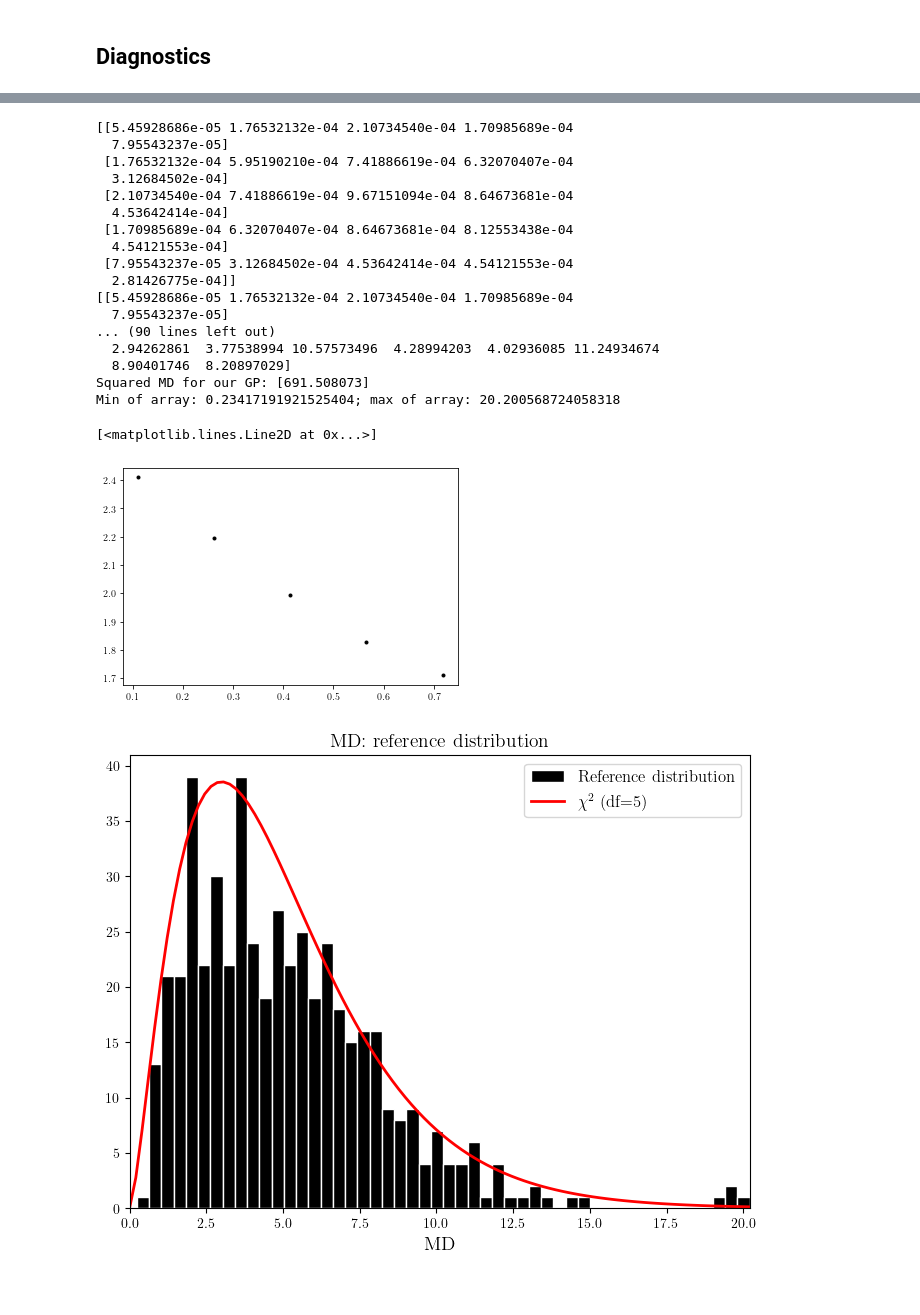
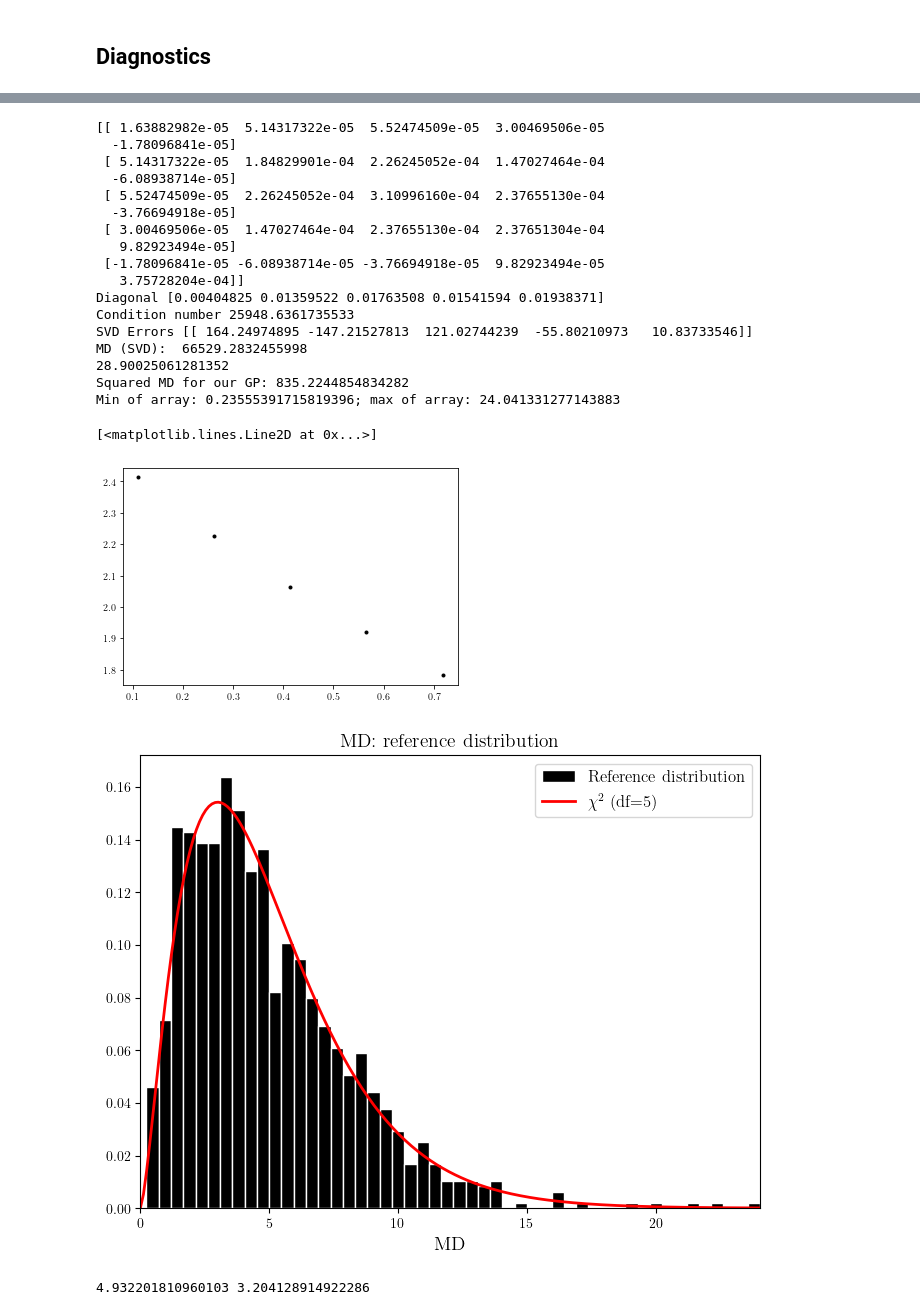
Before and after one commit to asemposki/SAMBA, a Jupyter notebook: model_mixing_gps.ipynb, the cells around one changed output, grey strips where cells are left out. Drawn from its saved outputs; the diff is of its cells as text; code cells hidden in the pictures.

Commit message:
changed training techinques, added training func

```diff
--- a/model_mixing_gps.ipynb
+++ b/model_mixing_gps.ipynb
@@ -43,7 +45,7 @@ Initializing standard Constant * RBF kernel.
 # %% [markdown]
 After loading the GP we wish to get some data from the models and try to emulate between the two. Let's take some data and plot it.
 # %%
-trained = new.training(low, high, error=True)
+trained, uncov = new.training(low, high, error=True)
 gs, datas, sigmas = new.training_set(low, high)
 # %% [output]
 Which error model do you want to use? (uninformative/informative)informative
@@ -247,7 +165,7 @@ def chol_errors(y, mean, chol):
     return scl.solve_triangular(chol, (y - mean).T, lower=True).T
 
 #calculate the MD for each curve and our specific curve
-def mahalanobis(y, mean, inv=None, chol=None):
+def mahalanobis(y, mean, inv=None, chol=None, svd=False):
 
     y = np.atleast_2d(y)
 
@@ -256,22 +174,32 @@ def mahalanobis(y, mean, inv=None, chol=None):
         errs = chol_errors(y, mean, chol)
         return np.linalg.norm(errs, axis=-1)
 
+    #if svd is selected
+    if (svd is True):
+
+        #perform SVD
+        u, s, vh = np.linalg.svd(md_cov)
+        svd_errs = np.sqrt(s)**(-1.0) * u @ (y-mean).T
+        svd_md = np.sum(np.square(svd_errs))
+        print('SVD Errors', svd_errs.T)
+        print('MD (SVD): ', svd_md)
+
     #if inv is selected
     if (chol is None) and (inv is not None):
-        md = np.squeeze(np.sqrt(np.diag((y - mean) @ np.linalg.inv(inv) @ (y - mean).T)))
+        md = np.squeeze(np.sqrt(np.diag((y - mean) @ np.linalg.pinv(inv) @ (y - mean).T)))
         return md
 
     #if both are selected
     if (chol is not None) and (inv is not None):
         raise ValueError('Send either the cholesky matrix or covariance matrix, not both.')
 # %%
-md_g, md_mean, md_sig, md_cov = new.MD_set(sigmas)
+md_g, md_mean, md_sig, md_cov = new.MD_set()
 
 #check the size of the theory errors for comparison to the nugget
 #print(sigmas**2.0, np.shape(sigmas))
 
 #try to add small variance to cov to make it less singular
-md_cov = md_cov #+ 0.0005*np.eye(len(md_cov))
+md_cov = md_cov #+ 1e-6*np.eye(len(md_cov))
 
 #thin the prediction set to every 10 entries to try ref dist
 md_g = md_g[::15]
@@ -279,6 +207,8 @@ md_mean = md_mean[::15]
 md_sig = md_sig[::15]
 md_cov = md_cov[::15,::15]
 
+npts = len(md_g)
+
 print(len(md_g), md_cov)
 # %% [output]
 11
@@ -301,15 +229,16 @@ print(len(md_g), md_cov)
 chol = cholesky(md_cov)
 matrix = chol @ chol.conj().T
 print(matrix)
-print(md_cov)
+print('Diagonal', np.sqrt(np.diagonal((md_cov))))
+print('Condition number', np.linalg.cond(md_cov))
 
 #generate MDs of the reference distribution
 dist = ref_dist(md_mean, md_cov, random_state=1)
-n_curves = 500
+n_curves = 1000
 y = sample_ref(dist, n_curves)
 md = np.ones([n_curves])
 for i in range(n_curves):
-    md[i] = mahalanobis(y[:,i].T, md_mean, inv=None, chol=chol)
+    md[i] = mahalanobis(y[:,i].T, md_mean, inv=md_cov, chol=None, svd=False)
 
 #square the reference distribution MD
 md2 = md**2.0
@@ -317,48 +246,53 @@ md2 = md**2.0
 #now calculate our specific value of the MD
 model = Models()
 fval = model.true_model(md_g)
-md_gp = mahalanobis(fval.T, md_mean, inv=None, chol=chol)
+md_gp = mahalanobis(fval.T, md_mean, inv=md_cov, chol=None, svd=True)
+print(md_gp)
 md_gp2 = md_gp**2.0
 
 #print out the values of each
-print('Squared Mahalanobis array:', md**2.0)
+# print('Squared Mahalanobis array:', md**2.0)
 print('Squared MD for our GP:', md_gp**2.0)
 print('Min of array: {}; max of array: {}'.format(min(md**2.0), max(md**2.0)))
 
 plt.plot(md_g, y[:,i].T, 'k.')
 # %% [output]
-[[5.45928686e-05 1.76532132e-04 2.10734540e-04 1.70985689e-04
-  7.95543237e-05]
- [1.76532132e-04 5.95190210e-04 7.41886619e-04 6.32070407e-04
-  3.12684502e-04]
- [2.10734540e-04 7.41886619e-04 9.67151094e-04 8.64673681e-04
-  4.53642414e-04]
- [1.70985689e-04 6.32070407e-04 8.64673681e-04 8.12553438e-04
-  4.54121553e-04]
- [7.95543237e-05 3.12684502e-04 4.53642414e-04 4.54121553e-04
-  2.81426775e-04]]
-[[5.45928686e-05 1.76532132e-04 2.10734540e-04 1.70985689e-04
-  7.95543237e-05]
-... (90 lines left out)
-  2.94262861  3.77538994 10.57573496  4.28994203  4.02936085 11.24934674
-  8.90401746  8.20897029]
-Squared MD for our GP: [691.508073]
-Min of array: 0.23417191921525404; max of array: 20.200568724058318
+[[ 1.63882982e-05  5.14317322e-05  5.52474509e-05  3.00469506e-05
+  -1.78096841e-05]
+ [ 5.14317322e-05  1.84829901e-04  2.26245052e-04  1.47027464e-04
+  -6.08938714e-05]
+ [ 5.52474509e-05  2.26245052e-04  3.10996160e-04  2.37655130e-04
+  -3.76694918e-05]
+ [ 3.00469506e-05  1.47027464e-04  2.37655130e-04  2.37651304e-04
+   9.82923494e-05]
+ [-1.78096841e-05 -6.08938714e-05 -3.76694918e-05  9.82923494e-05
+   3.75728204e-04]]
+Diagonal [0.00404825 0.01359522 0.01763508 0.01541594 0.01938371]
+Condition number 25948.6361735533
+SVD Errors [[ 164.24974895 -147.21527813  121.02744239  -55.80210973   10.83733546]]
+MD (SVD):  66529.2832455998
+28.90025061281352
+Squared MD for our GP: 835.2244854834282
+Min of array: 0.23555391715819396; max of array: 24.041331277143883
 [<matplotlib.lines.Line2D at 0x...>]
-[figure, old version]
+[figure, new version]
 # %%
 #plot the reference distribution histogram
 fig = plt.figure(figsize=(8,6), dpi=100)
 ax = plt.axes()
 ax.set_xlabel('MD', fontsize=14)
 ax.set_title('MD: reference distribution', fontsize=14)
 ax.set_xlim(0.0, max(md2))
-histogram_data = ax.hist(md2, bins=50, histtype='bar', facecolor='black', ec='white', label='Reference distribution')
+histogram_data = ax.hist(md2, bins=50, density=True, histtype='bar', facecolor='black', ec='white', label='Reference distribution')
 ax.plot(md_gp2, 0.0, 'r', marker='o', markersize=10)
 
 #plot the chi-squared distribution over this histogram
-ax.plot(np.linspace(0.0,max(md2),100), 250*stats.chi2.pdf(np.linspace(0.0,max(md2),100), df=5), 'r', linewidth=2, label=r'$\chi^{2}$ (df=5)')
+ax.plot(np.linspace(0.0,max(md2),200), stats.chi2.pdf(np.linspace(0.0,max(md2),200), df=npts), 'r', linewidth=2, label=r'$\chi^2$ (df={})'.format(npts))
 ax.legend(loc='upper right', fontsize=12)
 plt.show()
+
+#mean
+print(np.mean(md2), np.std(md2))
 # %% [output]
-[figure, old version]
+[figure, new version]
+4.932201810960103 3.204128914922286
```
Also changed, not shown: parts of 19 cells of this notebook, 1 other file.
